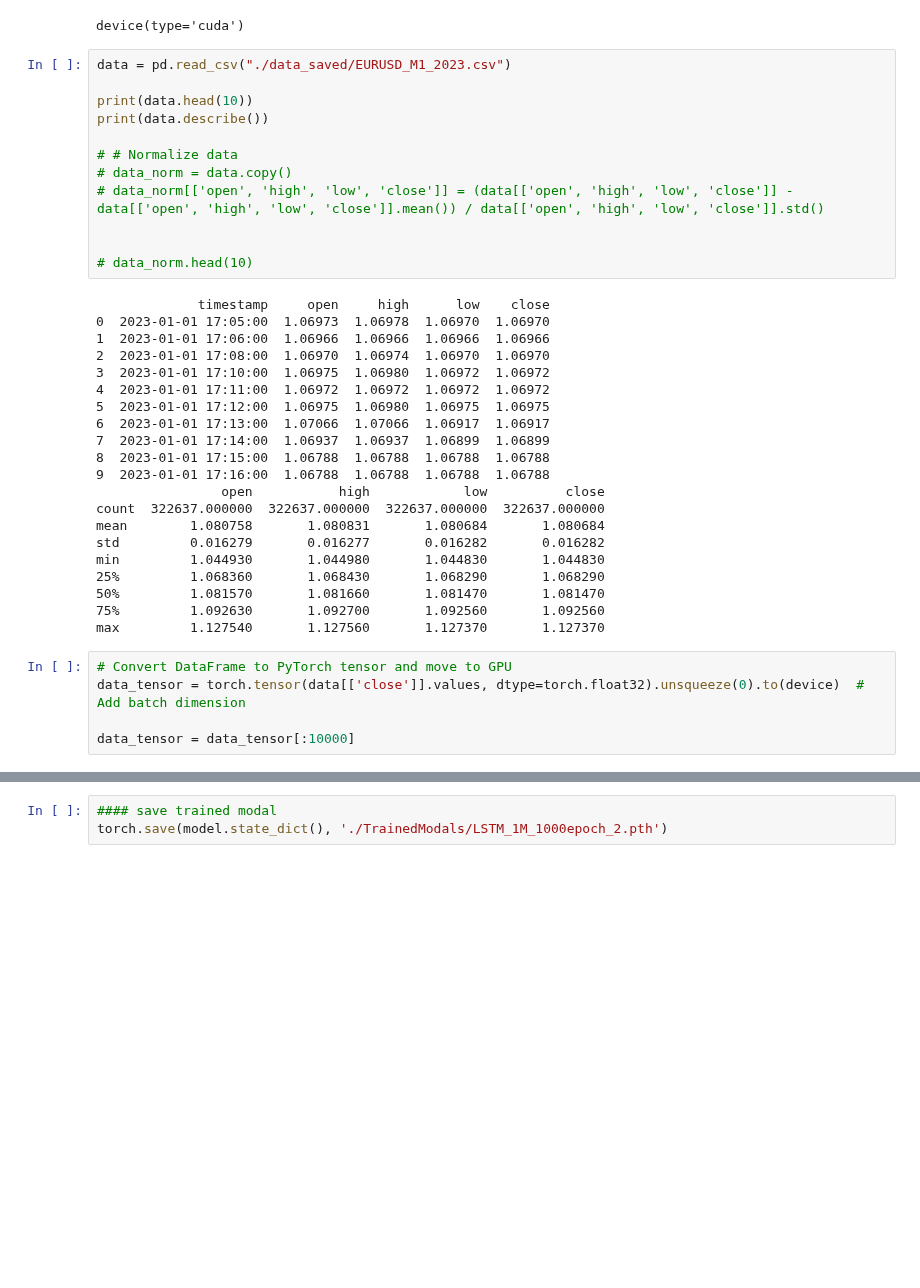
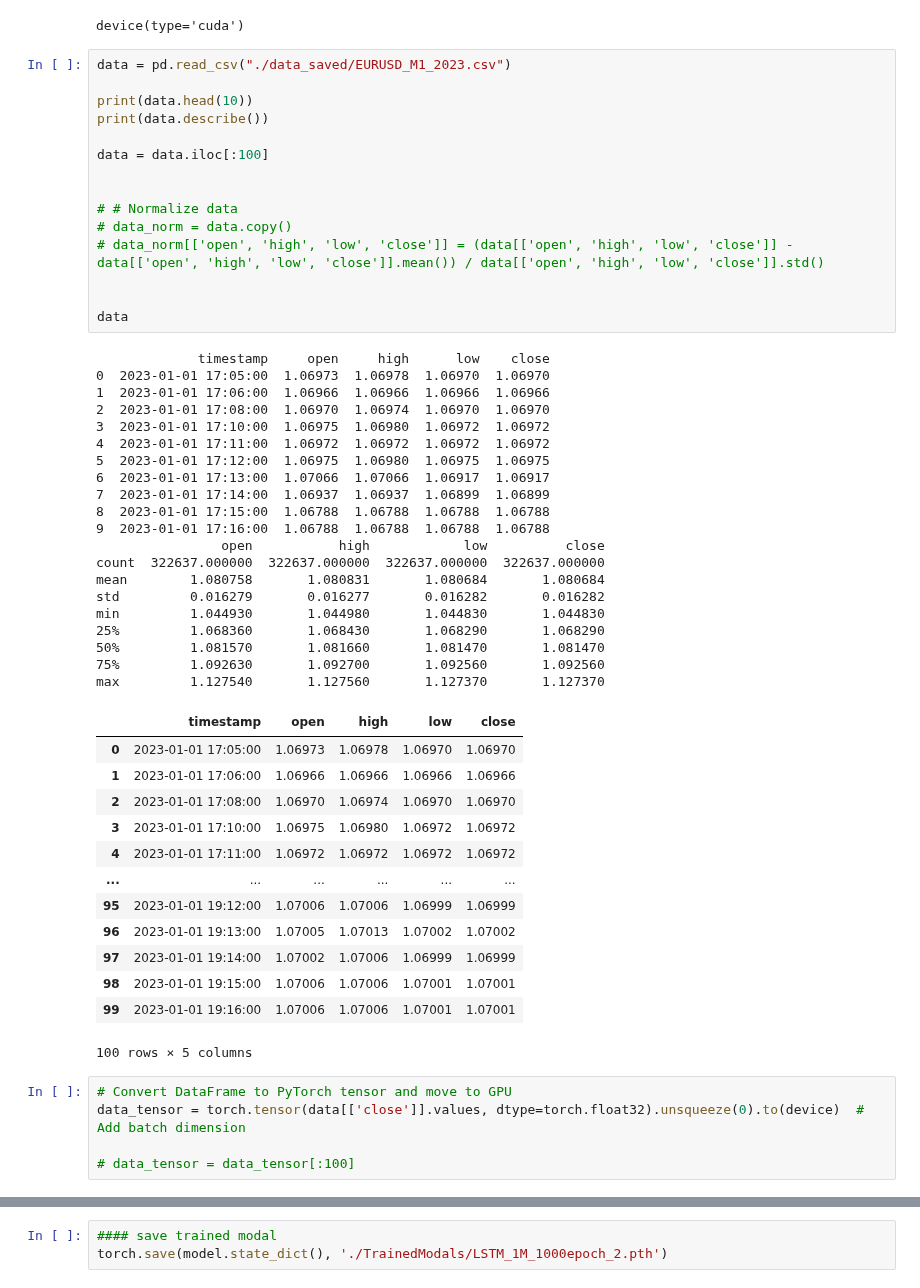
Before and after one commit to Suraj6E/EURUSD-DQN-LSTM, a Jupyter notebook: LSTM.ipynb, the cells around one changed output, grey strips where cells are left out. Drawn from its saved outputs; the diff is of its cells as text; blank space fills up the shorter version.

```diff
--- a/LSTM.ipynb
+++ b/LSTM.ipynb
@@ -18,37 +18,53 @@ data = pd.read_csv("./data_saved/EURUSD_M1_2023.csv")
 
 print(data.head(10))
 print(data.describe())
 
+data = data.iloc[:100]
+
+
 # # Normalize data
 # data_norm = data.copy()
 # data_norm[['open', 'high', 'low', 'close']] = (data[['open', 'high', 'low', 'close']] - data[['open', 'high', 'low', 'close']].mean()) / data[['open', 'high', 'low', 'close']].std()
 
 
-# data_norm.head(10)
+data
 # %% [output]
              timestamp     open     high      low    close
 0  2023-01-01 17:05:00  1.06973  1.06978  1.06970  1.06970
 1  2023-01-01 17:06:00  1.06966  1.06966  1.06966  1.06966
 2  2023-01-01 17:08:00  1.06970  1.06974  1.06970  1.06970
 3  2023-01-01 17:10:00  1.06975  1.06980  1.06972  1.06972
 4  2023-01-01 17:11:00  1.06972  1.06972  1.06972  1.06972
 5  2023-01-01 17:12:00  1.06975  1.06980  1.06975  1.06975
 6  2023-01-01 17:13:00  1.07066  1.07066  1.06917  1.06917
 7  2023-01-01 17:14:00  1.06937  1.06937  1.06899  1.06899
 8  2023-01-01 17:15:00  1.06788  1.06788  1.06788  1.06788
 9  2023-01-01 17:16:00  1.06788  1.06788  1.06788  1.06788
                 open           high            low          close
 count  322637.000000  322637.000000  322637.000000  322637.000000
 mean        1.080758       1.080831       1.080684       1.080684
 std         0.016279       0.016277       0.016282       0.016282
 min         1.044930       1.044980       1.044830       1.044830
 25%         1.068360       1.068430       1.068290       1.068290
 50%         1.081570       1.081660       1.081470       1.081470
 75%         1.092630       1.092700       1.092560       1.092560
 max         1.127540       1.127560       1.127370       1.127370
+|  | timestamp | open | high | low | close |
+| 0 | 2023-01-01 17:05:00 | 1.06973 | 1.06978 | 1.06970 | 1.06970 |
+| 1 | 2023-01-01 17:06:00 | 1.06966 | 1.06966 | 1.06966 | 1.06966 |
+| 2 | 2023-01-01 17:08:00 | 1.06970 | 1.06974 | 1.06970 | 1.06970 |
+| 3 | 2023-01-01 17:10:00 | 1.06975 | 1.06980 | 1.06972 | 1.06972 |
+| 4 | 2023-01-01 17:11:00 | 1.06972 | 1.06972 | 1.06972 | 1.06972 |
+| ... | ... | ... | ... | ... | ... |
+| 95 | 2023-01-01 19:12:00 | 1.07006 | 1.07006 | 1.06999 | 1.06999 |
+| 96 | 2023-01-01 19:13:00 | 1.07005 | 1.07013 | 1.07002 | 1.07002 |
+| 97 | 2023-01-01 19:14:00 | 1.07002 | 1.07006 | 1.06999 | 1.06999 |
+| 98 | 2023-01-01 19:15:00 | 1.07006 | 1.07006 | 1.07001 | 1.07001 |
+| 99 | 2023-01-01 19:16:00 | 1.07006 | 1.07006 | 1.07001 | 1.07001 |
+100 rows × 5 columns
 # %%
 # Convert DataFrame to PyTorch tensor and move to GPU
 data_tensor = torch.tensor(data[['close']].values, dtype=torch.float32).unsqueeze(0).to(device)  # Add batch dimension
 
-data_tensor = data_tensor[:10000]
+# data_tensor = data_tensor[:100]
 # %%
```
Also changed, not shown: parts of 9 cells of this notebook.
